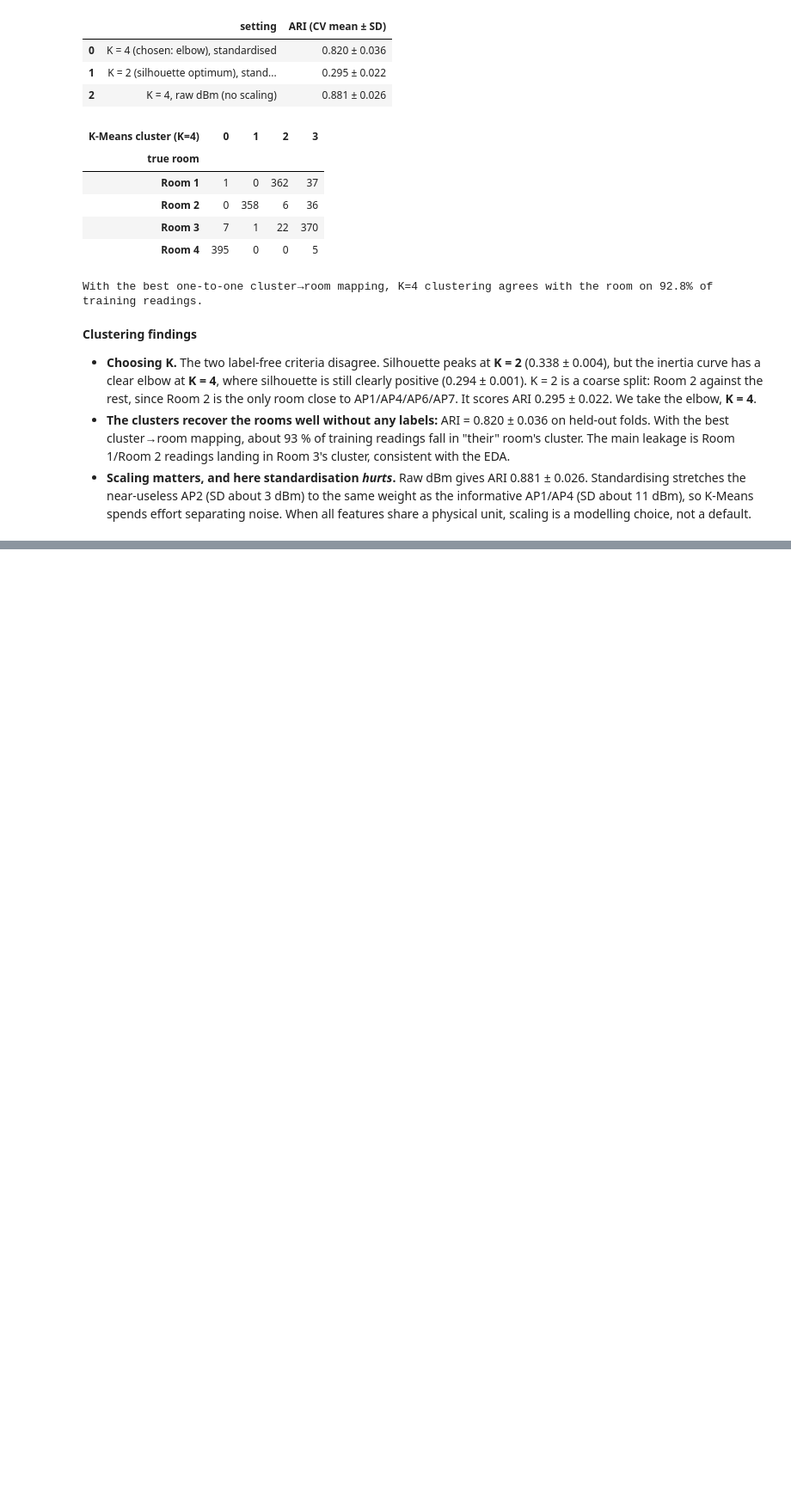
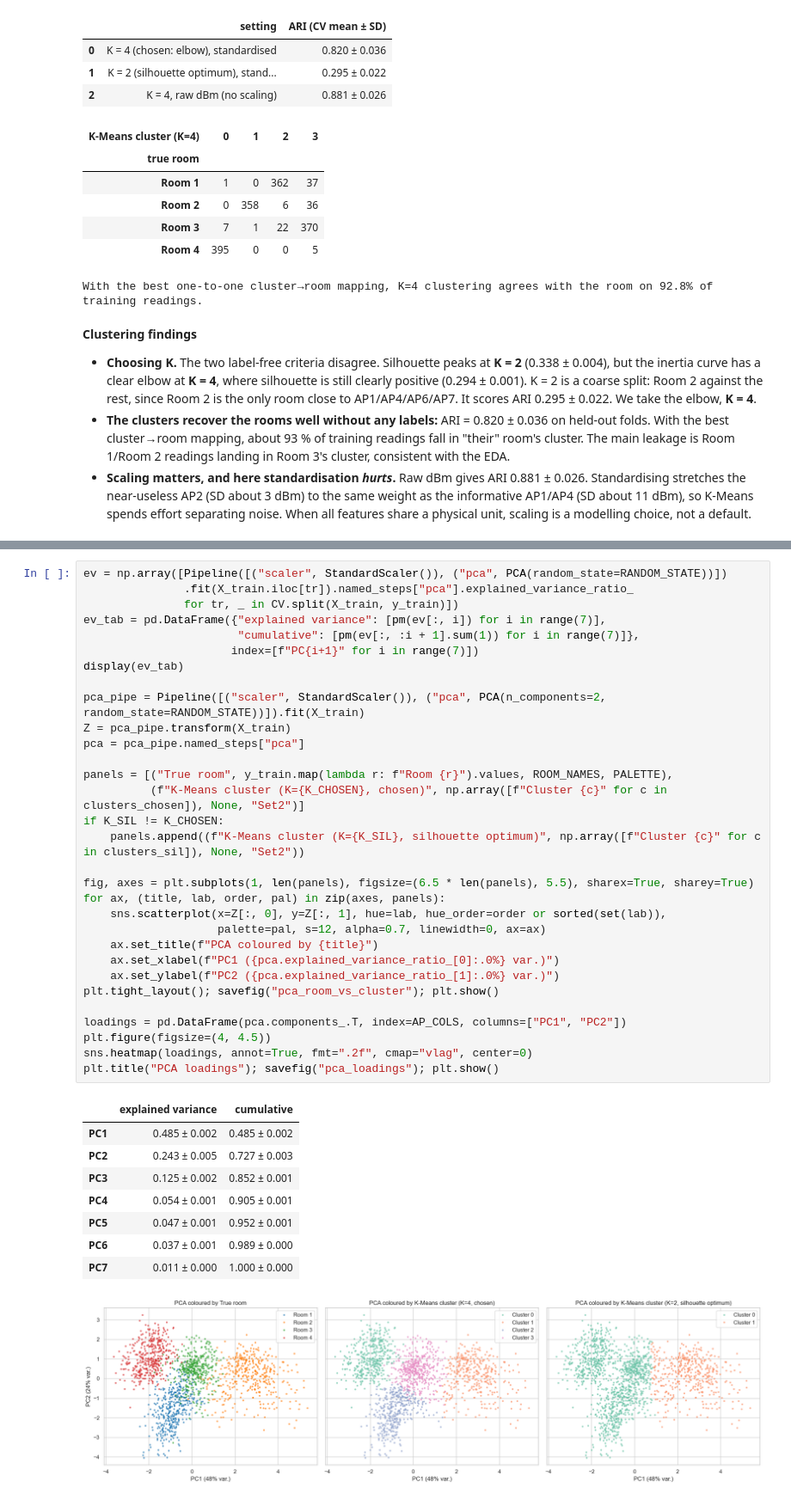
Before and after one commit to techshowdown123-creator/wifi-indoor-localisation, a Jupyter notebook: P6_WiFi_Localisation.ipynb, the cells around one changed output, grey strips where cells are left out. Shown at 86% size. Drawn from its saved outputs; the diff is of its cells as text; blank space fills up the shorter version.

Commit message:
PCA: 2-D projection coloured by room and by K-Means cluster, loadings

```diff
--- a/P6_WiFi_Localisation.ipynb
+++ b/P6_WiFi_Localisation.ipynb
@@ -313,0 +317,41 @@ With the best one-to-one cluster→room mapping, K=4 clustering agrees with the
+# %%
+ev = np.array([Pipeline([("scaler", StandardScaler()), ("pca", PCA(random_state=RANDOM_STATE))])
+               .fit(X_train.iloc[tr]).named_steps["pca"].explained_variance_ratio_
+               for tr, _ in CV.split(X_train, y_train)])
+ev_tab = pd.DataFrame({"explained variance": [pm(ev[:, i]) for i in range(7)],
+                       "cumulative": [pm(ev[:, :i + 1].sum(1)) for i in range(7)]},
+                      index=[f"PC{i+1}" for i in range(7)])
+display(ev_tab)
+
+pca_pipe = Pipeline([("scaler", StandardScaler()), ("pca", PCA(n_components=2, random_state=RANDOM_STATE))]).fit(X_train)
+Z = pca_pipe.transform(X_train)
+pca = pca_pipe.named_steps["pca"]
+
+panels = [("True room", y_train.map(lambda r: f"Room {r}").values, ROOM_NAMES, PALETTE),
+          (f"K-Means cluster (K={K_CHOSEN}, chosen)", np.array([f"Cluster {c}" for c in clusters_chosen]), None, "Set2")]
+if K_SIL != K_CHOSEN:
+    panels.append((f"K-Means cluster (K={K_SIL}, silhouette optimum)", np.array([f"Cluster {c}" for c in clusters_sil]), None, "Set2"))
+
+fig, axes = plt.subplots(1, len(panels), figsize=(6.5 * len(panels), 5.5), sharex=True, sharey=True)
+for ax, (title, lab, order, pal) in zip(axes, panels):
+    sns.scatterplot(x=Z[:, 0], y=Z[:, 1], hue=lab, hue_order=order or sorted(set(lab)),
+                    palette=pal, s=12, alpha=0.7, linewidth=0, ax=ax)
+    ax.set_title(f"PCA coloured by {title}")
+    ax.set_xlabel(f"PC1 ({pca.explained_variance_ratio_[0]:.0%} var.)")
+    ax.set_ylabel(f"PC2 ({pca.explained_variance_ratio_[1]:.0%} var.)")
+plt.tight_layout(); savefig("pca_room_vs_cluster"); plt.show()
+
+loadings = pd.DataFrame(pca.components_.T, index=AP_COLS, columns=["PC1", "PC2"])
+plt.figure(figsize=(4, 4.5))
+sns.heatmap(loadings, annot=True, fmt=".2f", cmap="vlag", center=0)
+plt.title("PCA loadings"); savefig("pca_loadings"); plt.show()
+# %% [output]
+|  | explained variance | cumulative |
+| PC1 | 0.485 ± 0.002 | 0.485 ± 0.002 |
+| PC2 | 0.243 ± 0.005 | 0.727 ± 0.003 |
+| PC3 | 0.125 ± 0.002 | 0.852 ± 0.001 |
+| PC4 | 0.054 ± 0.001 | 0.905 ± 0.001 |
+| PC5 | 0.047 ± 0.001 | 0.952 ± 0.001 |
+| PC6 | 0.037 ± 0.001 | 0.989 ± 0.000 |
+| PC7 | 0.011 ± 0.000 | 1.000 ± 0.000 |
+[figure, added]
```
Also changed, not shown: parts of 2 cells of this notebook, 2 other files.
